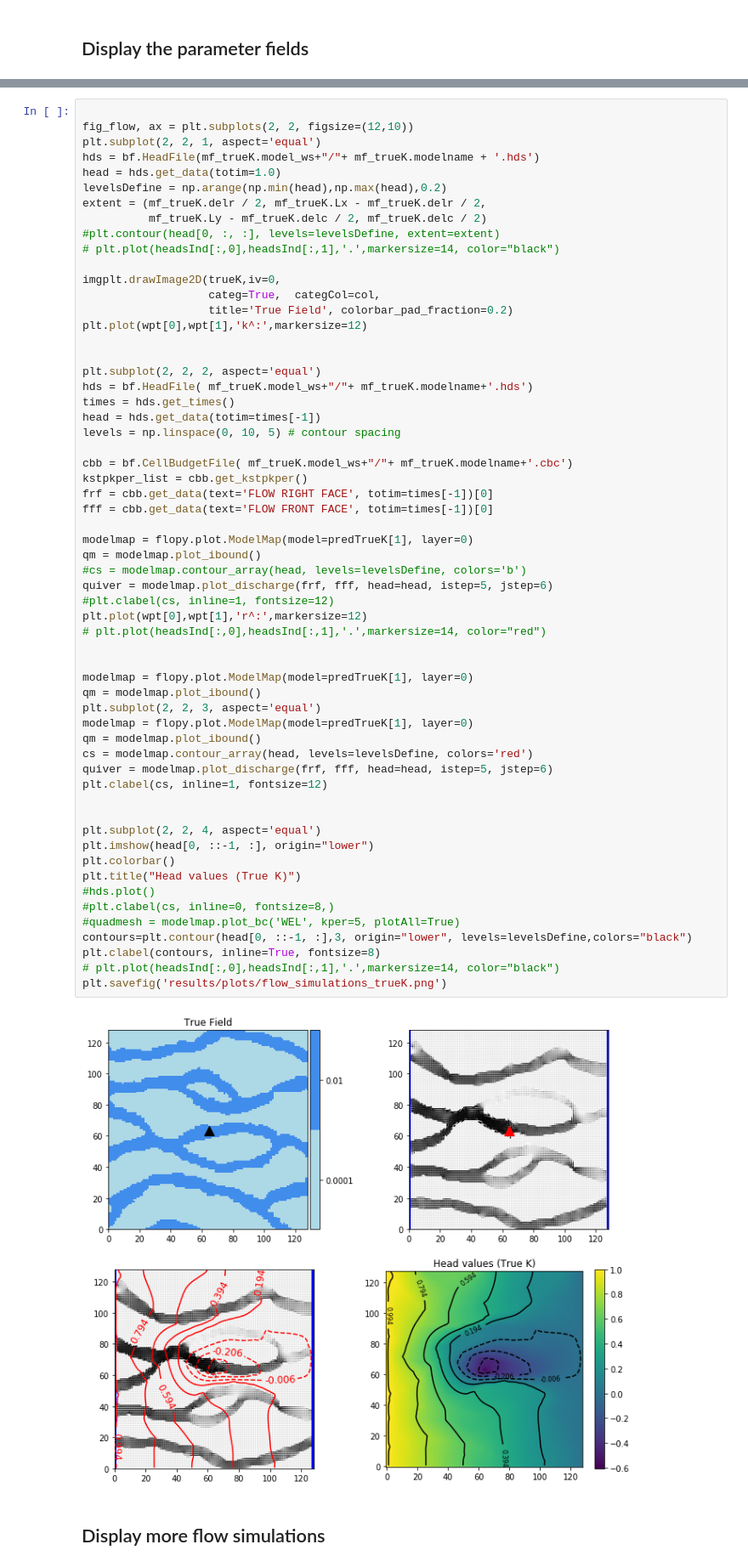
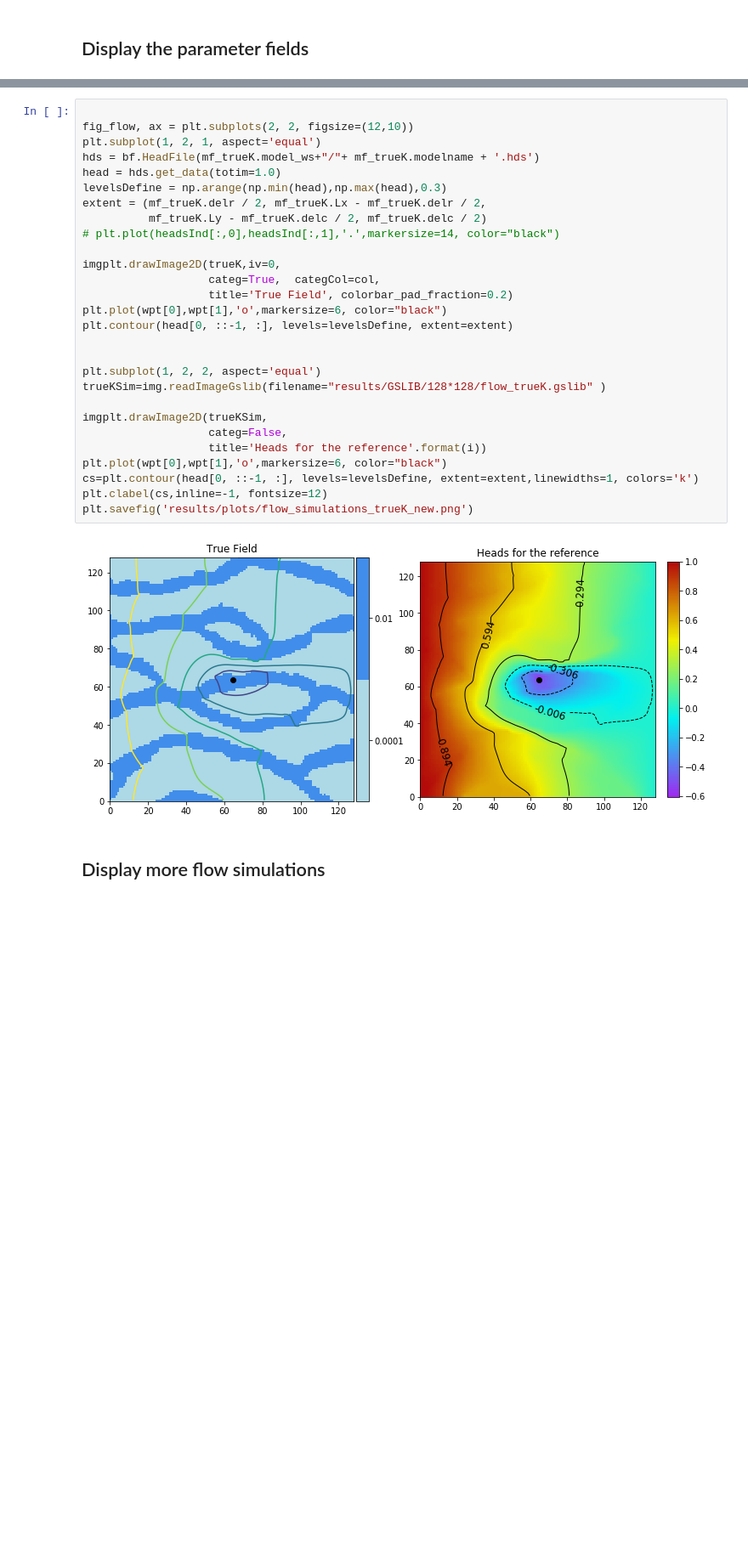
Before and after one commit to yasindagasan/MODFLOW-MPS, a Jupyter notebook: MPS_and_flow.ipynb, the cells around one changed output, grey strips where cells are left out. Shown at 85% size. Saved outputs shown, nothing was run; the diff lists cells and outputs as text; blank space fills up the shorter version.

```diff
--- a/MPS_and_flow.ipynb
+++ b/MPS_and_flow.ipynb
@@ -200,64 +201,33 @@ plt.savefig('results/plots/TI_and_realisations.png')
 # %%
 
 fig_flow, ax = plt.subplots(2, 2, figsize=(12,10))
-plt.subplot(2, 2, 1, aspect='equal')
+plt.subplot(1, 2, 1, aspect='equal')
 hds = bf.HeadFile(mf_trueK.model_ws+"/"+ mf_trueK.modelname + '.hds')
 head = hds.get_data(totim=1.0)
-levelsDefine = np.arange(np.min(head),np.max(head),0.2)
+levelsDefine = np.arange(np.min(head),np.max(head),0.3)
 extent = (mf_trueK.delr / 2, mf_trueK.Lx - mf_trueK.delr / 2,
           mf_trueK.Ly - mf_trueK.delc / 2, mf_trueK.delc / 2)
-#plt.contour(head[0, :, :], levels=levelsDefine, extent=extent)
 # plt.plot(headsInd[:,0],headsInd[:,1],'.',markersize=14, color="black")
 
 imgplt.drawImage2D(trueK,iv=0,
                    categ=True,  categCol=col,
                    title='True Field', colorbar_pad_fraction=0.2)
-plt.plot(wpt[0],wpt[1],'k^:',markersize=12)
+plt.plot(wpt[0],wpt[1],'o',markersize=6, color="black")
+plt.contour(head[0, ::-1, :], levels=levelsDefine, extent=extent)
 
 
-plt.subplot(2, 2, 2, aspect='equal')
-hds = bf.HeadFile( mf_trueK.model_ws+"/"+ mf_trueK.modelname+'.hds')
-times = hds.get_times()
-head = hds.get_data(totim=times[-1])
-levels = np.linspace(0, 10, 5) # contour spacing
+plt.subplot(1, 2, 2, aspect='equal')
+trueKSim=img.readImageGslib(filename="results/GSLIB/128*128/flow_trueK.gslib" )
 
-cbb = bf.CellBudgetFile( mf_trueK.model_ws+"/"+ mf_trueK.modelname+'.cbc')
-kstpkper_list = cbb.get_kstpkper()
-frf = cbb.get_data(text='FLOW RIGHT FACE', totim=times[-1])[0]
-fff = cbb.get_data(text='FLOW FRONT FACE', totim=times[-1])[0]
-
-modelmap = flopy.plot.ModelMap(model=predTrueK[1], layer=0)
-qm = modelmap.plot_ibound()
-#cs = modelmap.contour_array(head, levels=levelsDefine, colors='b')
-quiver = modelmap.plot_discharge(frf, fff, head=head, istep=5, jstep=6)
-#plt.clabel(cs, inline=1, fontsize=12)
-plt.plot(wpt[0],wpt[1],'r^:',markersize=12)
-# plt.plot(headsInd[:,0],headsInd[:,1],'.',markersize=14, color="red")
-
-
-modelmap = flopy.plot.ModelMap(model=predTrueK[1], layer=0)
-qm = modelmap.plot_ibound()
-plt.subplot(2, 2, 3, aspect='equal')
-modelmap = flopy.plot.ModelMap(model=predTrueK[1], layer=0)
-qm = modelmap.plot_ibound()
-cs = modelmap.contour_array(head, levels=levelsDefine, colors='red')
-quiver = modelmap.plot_discharge(frf, fff, head=head, istep=5, jstep=6)
-plt.clabel(cs, inline=1, fontsize=12)
-
-
-plt.subplot(2, 2, 4, aspect='equal')
-plt.imshow(head[0, ::-1, :], origin="lower")
-plt.colorbar()
-plt.title("Head values (True K)")
-#hds.plot()
-#plt.clabel(cs, inline=0, fontsize=8,)
-#quadmesh = modelmap.plot_bc('WEL', kper=5, plotAll=True)
-contours=plt.contour(head[0, ::-1, :],3, origin="lower", levels=levelsDefine,colors="black")
-plt.clabel(contours, inline=True, fontsize=8)
-# plt.plot(headsInd[:,0],headsInd[:,1],'.',markersize=14, color="black")
-plt.savefig('results/plots/flow_simulations_trueK.png')
+imgplt.drawImage2D(trueKSim,
+                   categ=False,
+                   title='Heads for the reference'.format(i))
+plt.plot(wpt[0],wpt[1],'o',markersize=6, color="black")
+cs=plt.contour(head[0, ::-1, :], levels=levelsDefine, extent=extent,linewidths=1, colors='k')
+plt.clabel(cs,inline=-1, fontsize=12)
+plt.savefig('results/plots/flow_simulations_trueK_new.png')
 # %% [output]
-[figure, old version]
+[figure, new version]
 # %% [markdown]
 ##  Display more flow simulations
 # %%
```
Also changed, not shown: parts of 2 cells of this notebook.
